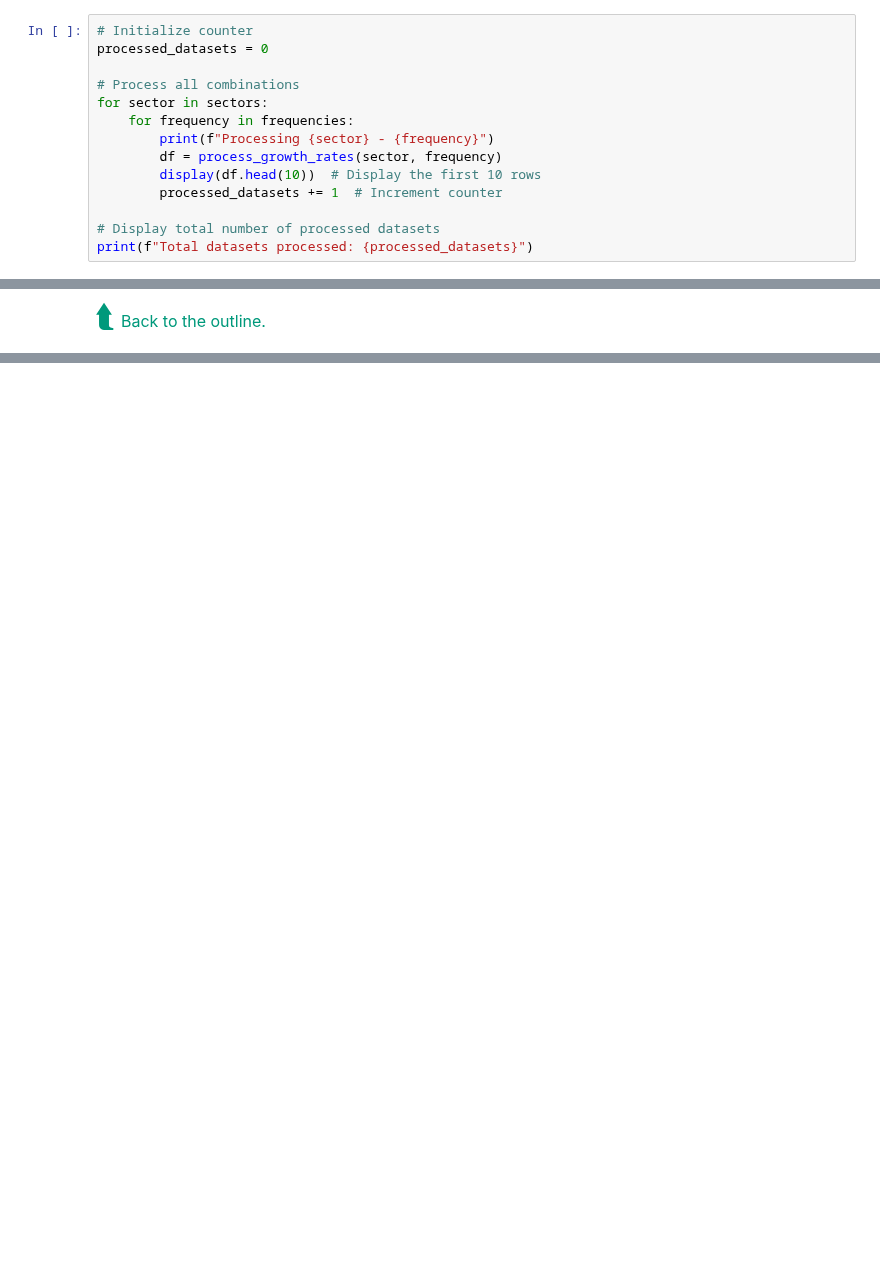
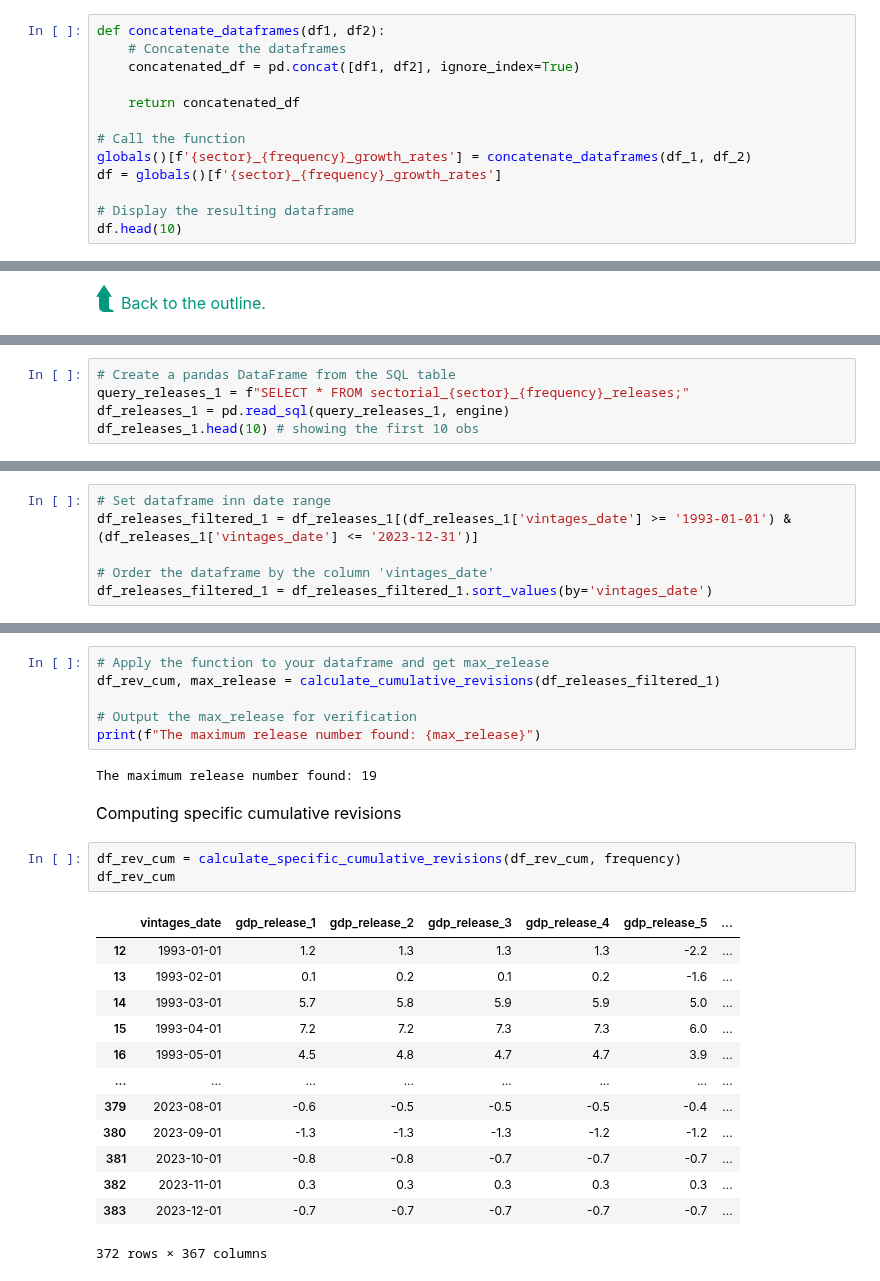
Before and after one commit to JasonCruz18/peru_gdp_revisions, a Jupyter notebook: gdp_revisions_datasets/_OLD_PROGRAMS/aux_files_to_sql.ipynb, the cells around one changed output, grey strips where cells are left out. Saved outputs shown, nothing was run; the diff lists cells and outputs as text; blank space fills up the shorter version.

```diff
--- a/gdp_revisions_datasets/_OLD_PROGRAMS/aux_files_to_sql.ipynb
+++ b/gdp_revisions_datasets/_OLD_PROGRAMS/aux_files_to_sql.ipynb
@@ -593,15 +473,14 @@ def process_growth_rates(sector, frequency):
     <div/>
 # %%
-# Initialize counter
-processed_datasets = 0
+def concatenate_dataframes(df1, df2):
+    # Concatenate the dataframes
+    concatenated_df = pd.concat([df1, df2], ignore_index=True)
 
-# Process all combinations
-for sector in sectors:
-    for frequency in frequencies:
-        print(f"Processing {sector} - {frequency}")
-        df = process_growth_rates(sector, frequency)
-        display(df.head(10))  # Display the first 10 rows
-        processed_datasets += 1  # Increment counter
+    return concatenated_df
 
-# Display total number of processed datasets
-print(f"Total datasets processed: {processed_datasets}")
+# Call the function
+globals()[f'{sector}_{frequency}_growth_rates'] = concatenate_dataframes(df_1, df_2)
+df = globals()[f'{sector}_{frequency}_growth_rates']
+
+# Display the resulting dataframe
+df.head(10)
@@ -621,0 +828,5 @@ print(df['date'].dtype)
+# %%
+# Create a pandas DataFrame from the SQL table
+query_releases_1 = f"SELECT * FROM sectorial_{sector}_{frequency}_releases;"
+df_releases_1 = pd.read_sql(query_releases_1, engine)
+df_releases_1.head(10) # showing the first 10 obs
@@ -621,0 +850,6 @@ print(df['date'].dtype)
+# %%
+# Set dataframe inn date range
+df_releases_filtered_1 = df_releases_1[(df_releases_1['vintages_date'] >= '1993-01-01') & (df_releases_1['vintages_date'] <= '2023-12-31')]
+
+# Order the dataframe by the column 'vintages_date'
+df_releases_filtered_1 = df_releases_filtered_1.sort_values(by='vintages_date')
@@ -621,0 +871,29 @@ print(df['date'].dtype)
+# %%
+# Apply the function to your dataframe and get max_release
+df_rev_cum, max_release = calculate_cumulative_revisions(df_releases_filtered_1)
+
+# Output the max_release for verification
+print(f"The maximum release number found: {max_release}")
+# %% [output]
+The maximum release number found: 19
+# %% [markdown]
+<div style="text-align: left; font-family: 'PT Serif Pro Book'; color: dark; font-size:16px">
+    Computing specific cumulative revisions
+    <div/>
+# %%
+df_rev_cum = calculate_specific_cumulative_revisions(df_rev_cum, frequency)
+df_rev_cum
+# %% [output]
+|  | vintages_date | gdp_release_1 | gdp_release_2 | gdp_release_3 | gdp_release_4 | gdp_release_5 | ... |
+| 12 | 1993-01-01 | 1.2 | 1.3 | 1.3 | 1.3 | -2.2 | ... |
+| 13 | 1993-02-01 | 0.1 | 0.2 | 0.1 | 0.2 | -1.6 | ... |
+| 14 | 1993-03-01 | 5.7 | 5.8 | 5.9 | 5.9 | 5.0 | ... |
+| 15 | 1993-04-01 | 7.2 | 7.2 | 7.3 | 7.3 | 6.0 | ... |
+| 16 | 1993-05-01 | 4.5 | 4.8 | 4.7 | 4.7 | 3.9 | ... |
+| ... | ... | ... | ... | ... | ... | ... | ... |
+| 379 | 2023-08-01 | -0.6 | -0.5 | -0.5 | -0.5 | -0.4 | ... |
+| 380 | 2023-09-01 | -1.3 | -1.3 | -1.3 | -1.2 | -1.2 | ... |
+| 381 | 2023-10-01 | -0.8 | -0.8 | -0.7 | -0.7 | -0.7 | ... |
+| 382 | 2023-11-01 | 0.3 | 0.3 | 0.3 | 0.3 | 0.3 | ... |
+| 383 | 2023-12-01 | -0.7 | -0.7 | -0.7 | -0.7 | -0.7 | ... |
+372 rows × 367 columns
```
Also changed, not shown: parts of 229 cells of this notebook, 4 other files.
